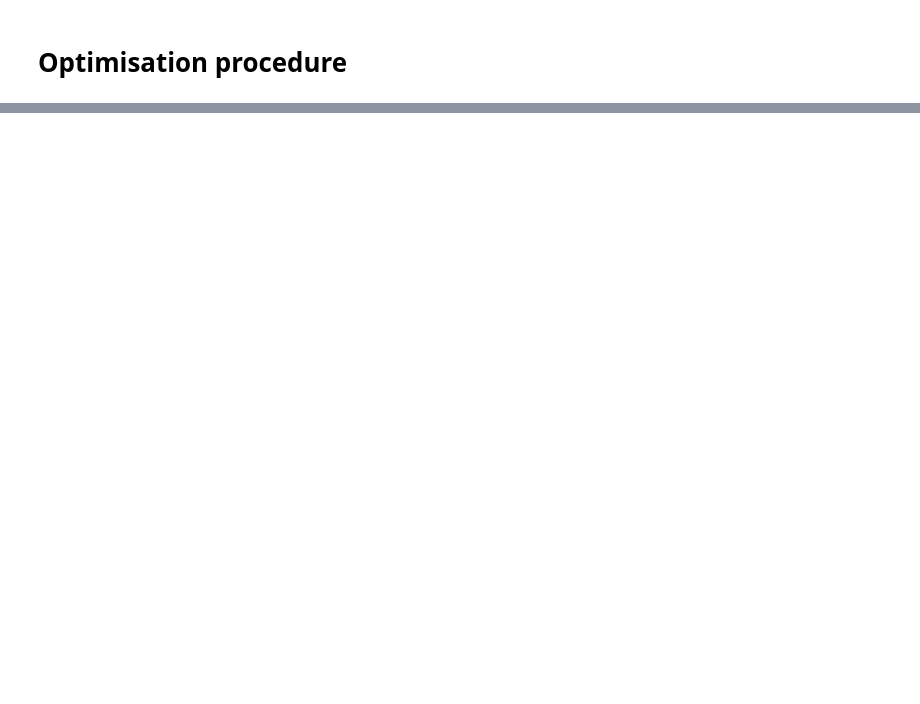
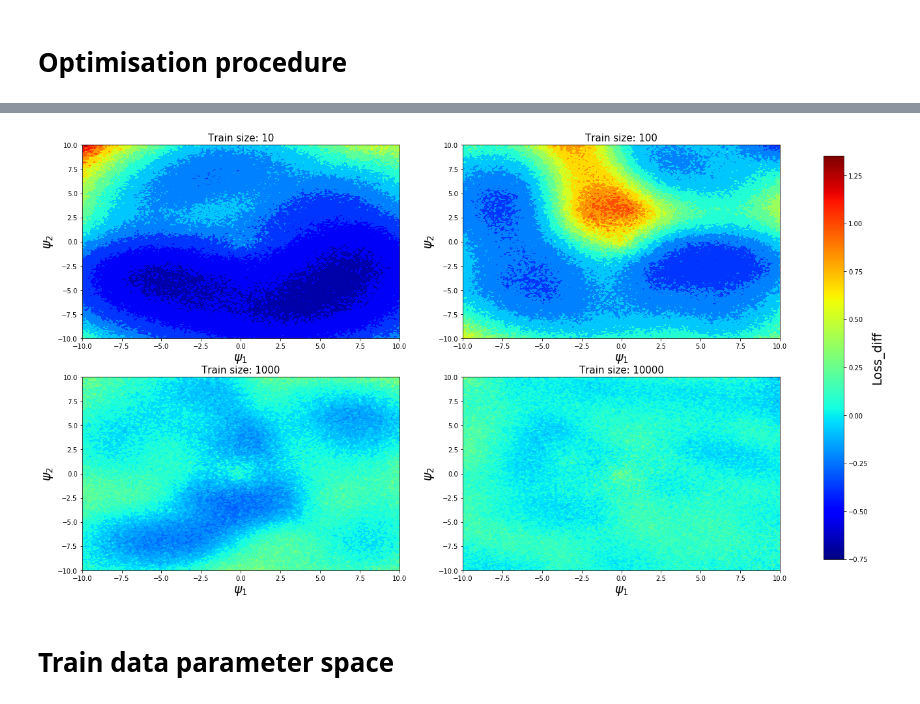
Before and after one commit to SchattenGenie/diff-surrogate, a Jupyter notebook: gan/2d_convergence_study.ipynb, the cells around one changed output, grey strips where cells are left out. Saved outputs shown, nothing was run; the diff lists cells and outputs as text; code cells hidden in the pictures; blank space fills up the shorter version.

```diff
--- a/gan/2d_convergence_study.ipynb
+++ b/gan/2d_convergence_study.ipynb
@@ -220,0 +236,30 @@ Wall time: 9.97 s
+# %%
+import matplotlib
+vmin = 1e11
+vmax = -1e12
+for index, key in enumerate(loss_surf):
+    dummy_data = (loss_surf[key].reshape(-1, x.shape[0]).T - np.array(torch.transpose(rs.reshape(-1, x.shape[0]), 1,0)))/\
+            np.array(torch.transpose(rs.reshape(-1, x.shape[0]), 1,0))
+    vmin = min(vmin, dummy_data.min())
+    vmax = max(vmax, dummy_data.max())
+
+fig, axes = plt.subplots(nrows=2, ncols=2, figsize=(24, 12))
+for index, key in enumerate(loss_surf):
+    ax = axes.flat[index]
+
+    z_vals = (loss_surf[key].reshape(-1, x.shape[0]).T - np.array(torch.transpose(rs.reshape(-1, x.shape[0]), 1,0)))/\
+            np.array(torch.transpose(rs.reshape(-1, x.shape[0]), 1,0))
+    im = ax.contourf(*np.meshgrid(x,y),
+                 z_vals,
+                 cmap=my_cmap, levels=15,vmin=vmin, vmax=vmax)
+    ax.set_title(f"Train size: {key.split('_')[0]}", fontsize=15)
+    ax.set_xlabel(f"$\psi_1$", fontsize=19)
+    ax.set_ylabel(f"$\psi_2$", fontsize=19)
+norm = matplotlib.colors.Normalize(vmin=vmin,vmax=vmax)
+sc = matplotlib.cm.ScalarMappable(norm=norm, cmap=my_cmap)
+sc._A = []
+cbar = fig.colorbar(sc, ax=axes.ravel().tolist(), shrink=0.95)
+cbar.set_label('Loss_diff', rotation=90, fontsize=19)
+#plt.savefig("plots/diff_surface_as_train.pdf", bbox_inches='tight')
+# %% [output]
+[figure, added]
@@ -220,0 +279,2 @@ Wall time: 9.97 s
+# %% [markdown]
+# Train data parameter space
```
Also changed, not shown: parts of 19 cells of this notebook, 11 other files.
